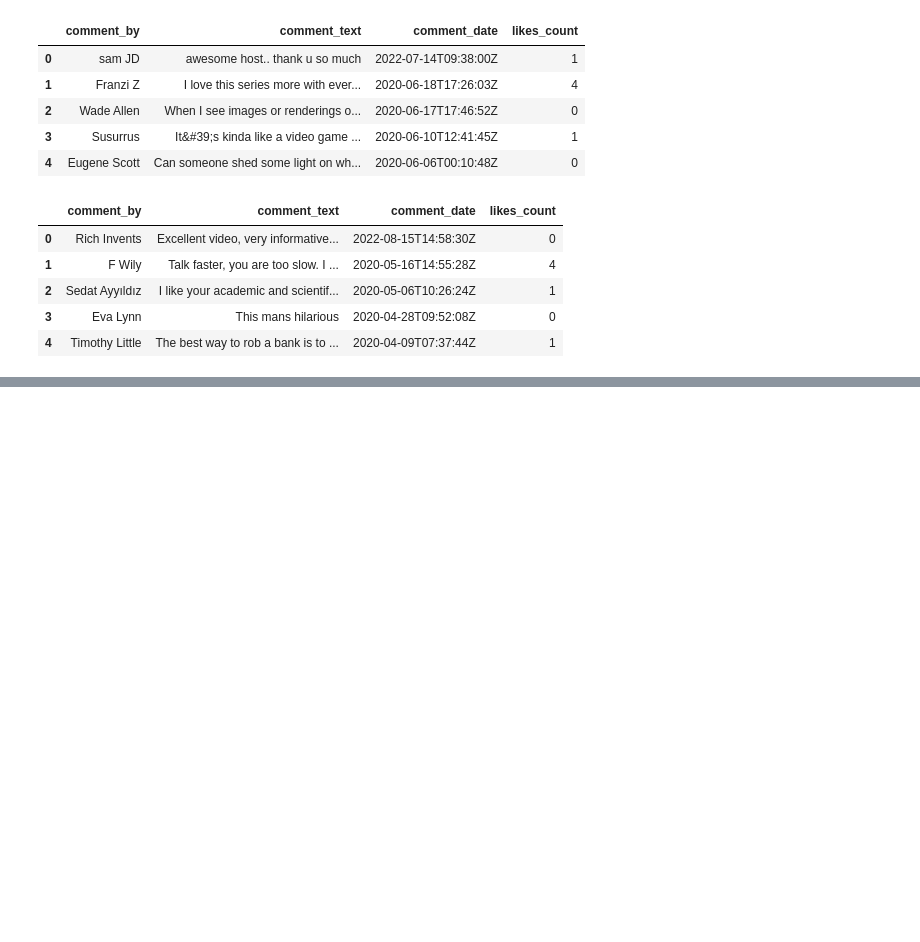
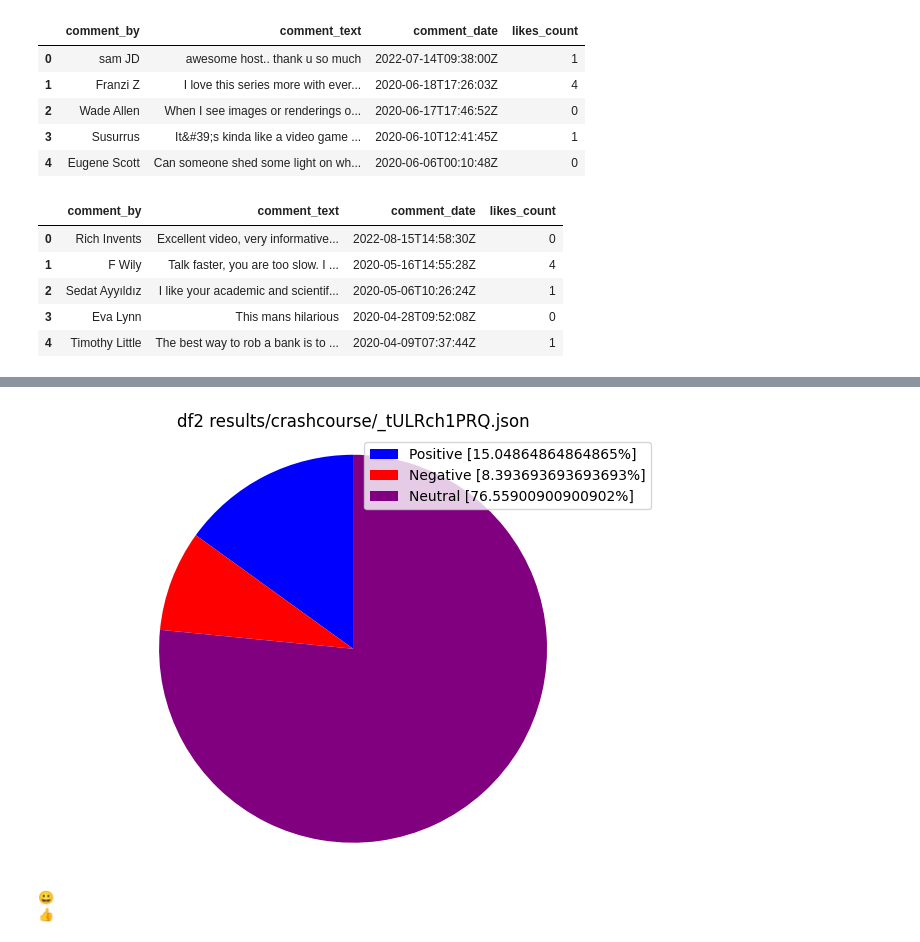
Before and after one commit to awaubreyw/aubrey_dissertation, a Jupyter notebook: src/get_sentiment_vader.ipynb, the cells around one changed output, grey strips where cells are left out. Drawn from its saved outputs; the diff is of its cells as text; code cells hidden in the pictures; blank space fills up the shorter version.

```diff
--- a/src/get_sentiment_vader.ipynb
+++ b/src/get_sentiment_vader.ipynb
@@ -34,0 +164,27 @@ df2.head()
+# %%
+#add new columns to df2
+
+
+#add new columns and their values to dataframe version of json
+df2["negative"] = negative2 #create and add new column named Negative
+df2["neutral"] = neutral2
+df2["positive"] = positive2
+
+#pd.set_option('display.max_columns', None)
+#print(df.head())
+
+
+#print(df1.nlargest(5, ['Negative']))
+#print(df1.nlargest(5, ['Neutral']))
+#print(df1.nlargest(5, ['Positive']))
+
+
+#average sentiment scores of 1st video comments
+neg_avg2 = df2['negative'].mean()
+print(neg_avg2)
+
+neu_avg2 = df2['neutral'].mean()
+print(neu_avg2)
+
+pos_avg2 = df2['positive'].mean()
+print(pos_avg2)
@@ -34,0 +273,30 @@ df2.head()
+# %%
+posavgpercentage2 = pos_avg2*100
+negavgpercentage2 = neg_avg2*100
+neuavgpercentage2 = neu_avg2*100
+
+labels = ['Positive ['+str(posavgpercentage2)+'%]', 'Negative ['+str(negavgpercentage2)+'%]', 'Neutral ['+str(neuavgpercentage2)+'%]']
+sizes = [posavgpercentage2, negavgpercentage2, neuavgpercentage2]
+colors = ['blue','red', 'purple']
+patches, texts = plt.pie(sizes, colors=colors, startangle=90)
+plt.legend(patches,labels,loc="best")
+
+plt.title("df2 results/crashcourse/_tULRch1PRQ.json")
+
+#def dump() function to extract video_title and use video_title to name csv file of comments of your own code
+
+plt.axis('equal')
+plt.tight_layout()
+plt.show()
+# %% [output]
+[figure, added]
+# %%
+#https://pypi.org/project/emoji/
+#https://unicode.org/emoji/charts/full-emoji-list.html
+
+import emoji
+print(emoji.emojize(':grinning_face:'))
+print(emoji.emojize(':thumbs_up:'))
+# %% [output]
+😀
+👍
```
Also changed, not shown: parts of 26 cells of this notebook, 1 other file.
